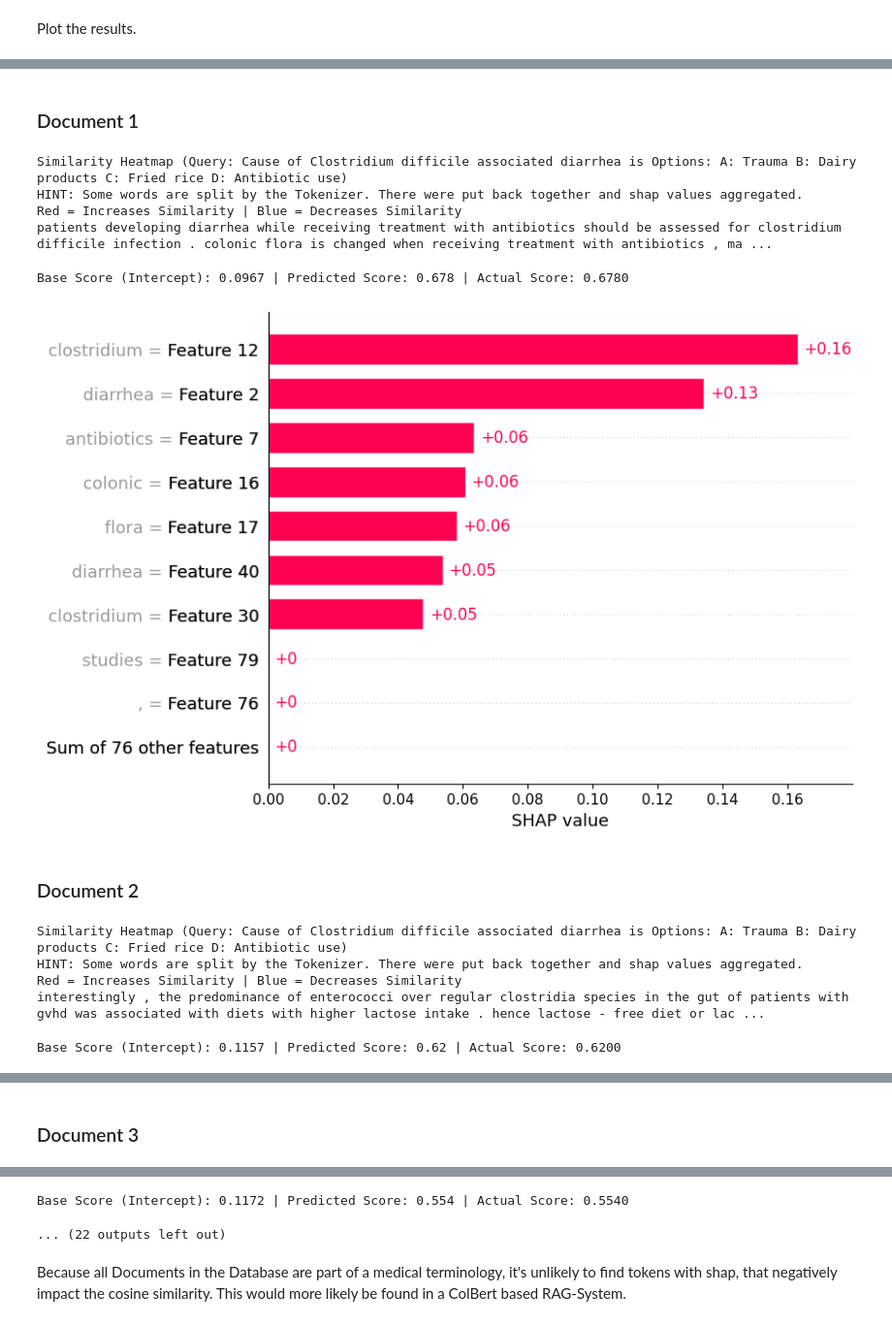
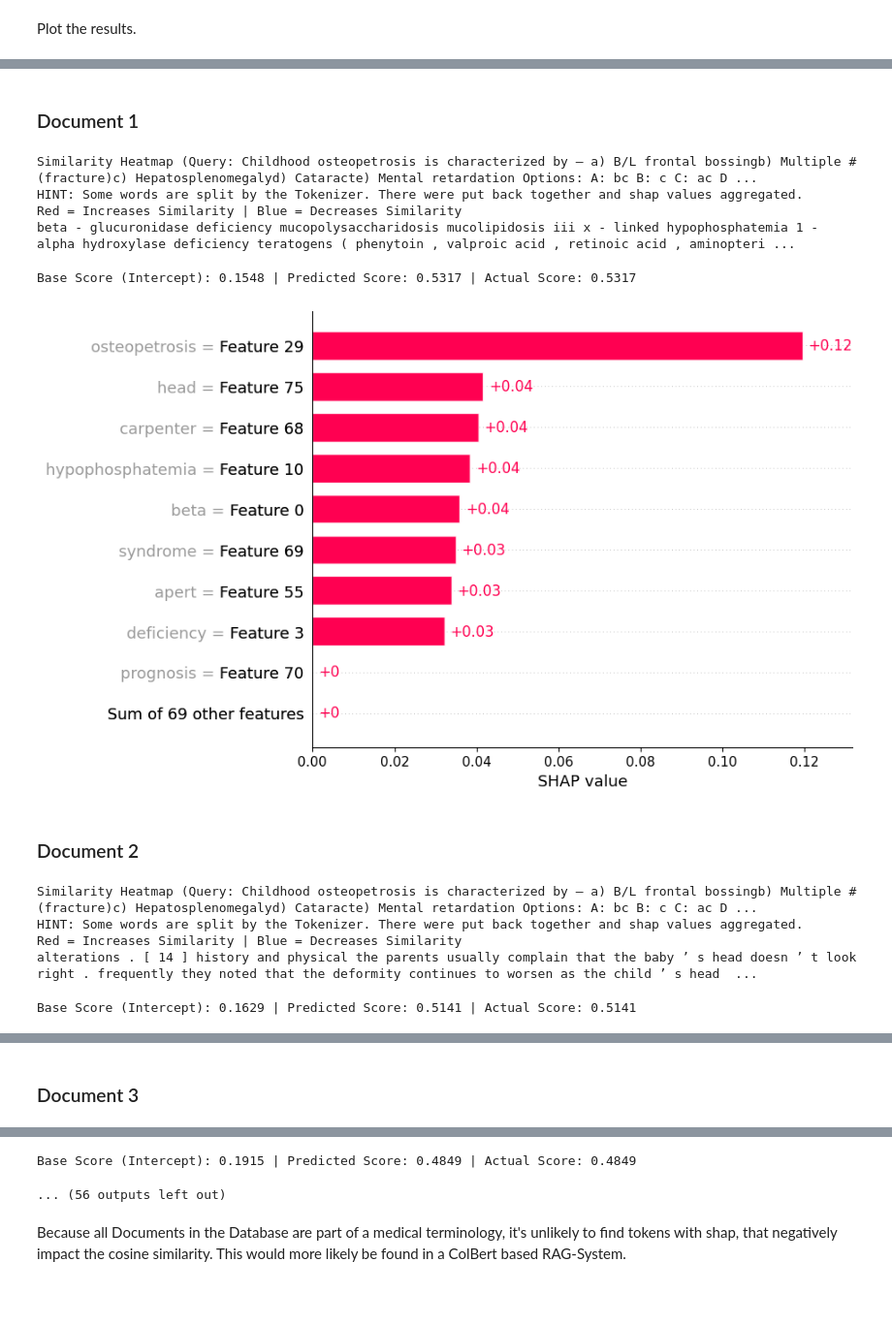
Before and after one commit to benediktveith/xai-rag, a Jupyter notebook: notebooks/Shap_Lime.ipynb, the cells around one changed output, grey strips where cells are left out. Shown at 97% size. Drawn from its saved outputs; the diff is of its cells as text; code cells hidden in the pictures; blank space fills up the shorter version.

Commit message:
Finished Shap and Lime

```diff
--- a/notebooks/Shap_Lime.ipynb
+++ b/notebooks/Shap_Lime.ipynb
@@ -216,6 +222,7 @@ shap_explanations = load_explanations("shap_explanations.pkl")
 # %% [markdown]
 Plot the results.
 # %%
-display_results(shap_explainer, shap_explanations)
+# plot two example questions
+display_results(shap_explainer, shap_explanations[:2])
 # %% [output]
  ===== Results for Question: =====
@@ -238,13 +245,13 @@ D: Antibiotic use
 Document 1
-Similarity Heatmap (Query: Cause of Clostridium difficile associated diarrhea is Options: A: Trauma B: Dairy products C: Fried rice D: Antibiotic use)
+Similarity Heatmap (Query: Childhood osteopetrosis is characterized by – a) B/L frontal bossingb) Multiple # (fracture)c) Hepatosplenomegalyd) Cataracte) Mental retardation Options: A: bc B: c C: ac D ...
 HINT: Some words are split by the Tokenizer. There were put back together and shap values aggregated.
 Red = Increases Similarity | Blue = Decreases Similarity
-patients developing diarrhea while receiving treatment with antibiotics should be assessed for clostridium difficile infection . colonic flora is changed when receiving treatment with antibiotics , ma ...
+beta - glucuronidase deficiency mucopolysaccharidosis mucolipidosis iii x - linked hypophosphatemia 1 - alpha hydroxylase deficiency teratogens ( phenytoin , valproic acid , retinoic acid , aminopteri ...
-Base Score (Intercept): 0.0967 | Predicted Score: 0.678 | Actual Score: 0.6780
+Base Score (Intercept): 0.1548 | Predicted Score: 0.5317 | Actual Score: 0.5317
-[figure, old version]
+[figure, new version]
 Document 2
-Similarity Heatmap (Query: Cause of Clostridium difficile associated diarrhea is Options: A: Trauma B: Dairy products C: Fried rice D: Antibiotic use)
+Similarity Heatmap (Query: Childhood osteopetrosis is characterized by – a) B/L frontal bossingb) Multiple # (fracture)c) Hepatosplenomegalyd) Cataracte) Mental retardation Options: A: bc B: c C: ac D ...
 HINT: Some words are split by the Tokenizer. There were put back together and shap values aggregated.
 Red = Increases Similarity | Blue = Decreases Similarity
-interestingly , the predominance of enterococci over regular clostridia species in the gut of patients with gvhd was associated with diets with higher lactose intake . hence lactose - free diet or lac ...
+alterations . [ 14 ] history and physical the parents usually complain that the baby ’ s head doesn ’ t look right . frequently they noted that the deformity continues to worsen as the child ’ s head  ...
-Base Score (Intercept): 0.1157 | Predicted Score: 0.62 | Actual Score: 0.6200
+Base Score (Intercept): 0.1629 | Predicted Score: 0.5141 | Actual Score: 0.5141
@@ -257,5 +264,5 @@ bovis and clostridium septicum . [ 50 ] [ 51 ] [ 52 ] treatment / management the
-Base Score (Intercept): 0.1172 | Predicted Score: 0.554 | Actual Score: 0.5540
+Base Score (Intercept): 0.1915 | Predicted Score: 0.4849 | Actual Score: 0.4849
-... (22 outputs left out)
+... (56 outputs left out)
 # %% [markdown]
 Because all Documents in the Database are part of a medical terminology, it's unlikely to find tokens with shap, that negatively impact the cosine similarity. This would more likely be found in a ColBert based RAG-System.
 # %% [markdown]
```
Also changed, not shown: parts of 24 cells of this notebook, 4 other files.
